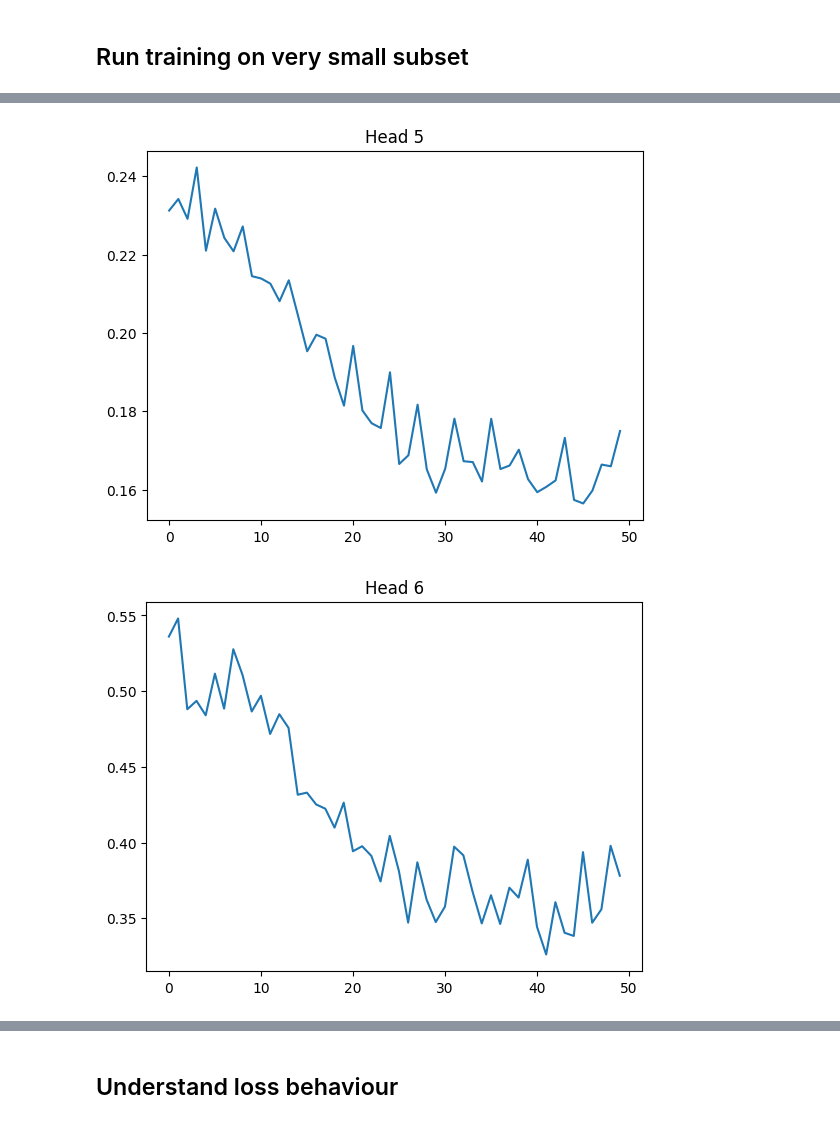
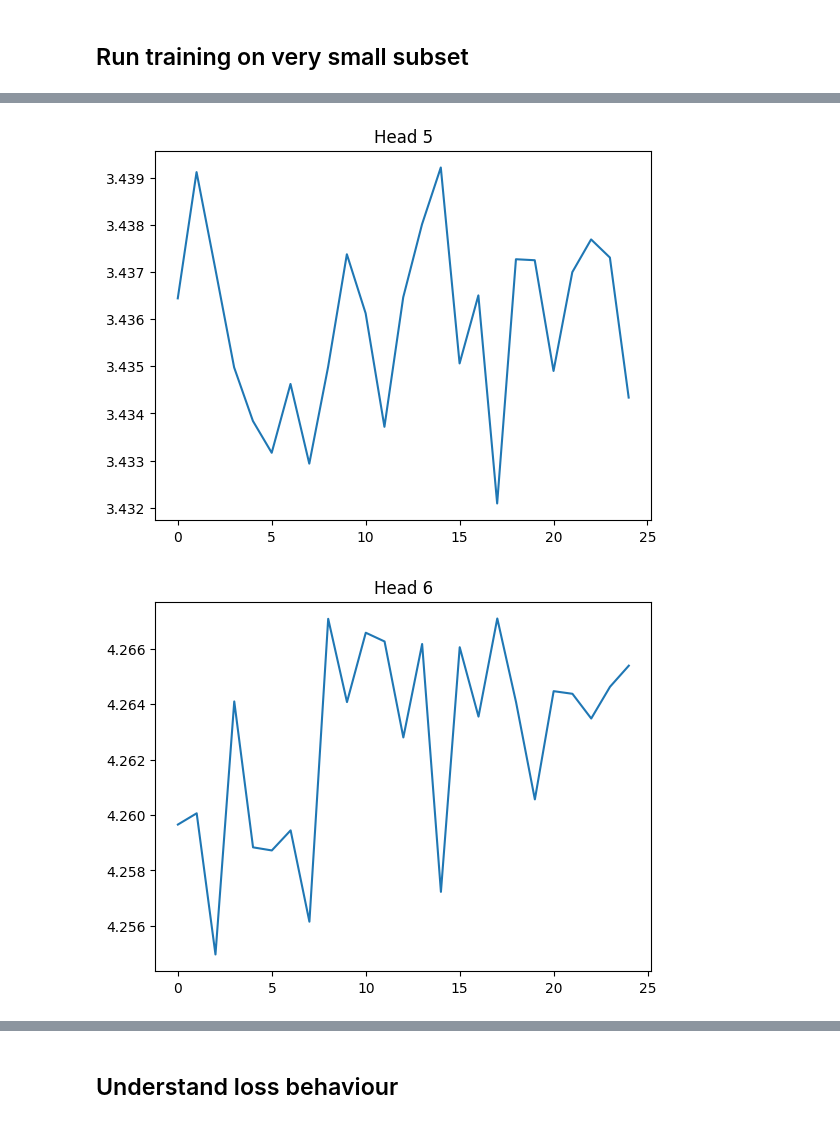
Before and after one commit to alexiaDorm/master-thesis, a Jupyter notebook: src/model.ipynb, the cells around one changed output, grey strips where cells are left out. Drawn from its saved outputs; the diff is of its cells as text; code cells hidden in the pictures.

```diff
--- a/src/model.ipynb
+++ b/src/model.ipynb
@@ -237,3 +275,8 @@ torch.Size([4, 4, 4096]) torch.Size([4, 13, 1025])
 torch.Size([4, 1025])
 # %% [markdown]
 ## Create small of background track to test
+# %%
+import pickle
+
+with open('../results/Somite.pkl', 'rb') as file:
+    sequences = pickle.load(file)
@@ -240,9 +300,9 @@ torch.Size([4, 1025])
 # %%
 import pickle
-with open('../results/background_GC_matched.pkl', 'rb') as file:
+with open('../results/background_GC_matchedt.pkl', 'rb') as file:
     sequences = pickle.load(file)
 
-with open('../results/ATAC_backgroundt.pkl', 'rb') as file:
+with open('../results/ATAC_backgroundtest.pkl', 'rb') as file:
     tracks = pickle.load(file)
 # %%
 sequences
@@ -347,0 +399,4 @@ KeyboardInterrupt
+# %%
+with open('../results/two_phases_train_KLD_1e-3.pkl', 'rb') as file:
+    loss = pickle.load(file)
+loss
@@ -364,0 +407,23 @@ Epoch [12/100], Loss: 2.6923, KLD: 2.6923, MSE: 767.5669
+# %%
+import torch
+import matplotlib.pyplot as plt
+import pickle
+import io
+
+class CPU_Unpickler(pickle.Unpickler):
+    def find_class(self, module, name):
+        if module == 'torch.storage' and name == '_load_from_bytes':
+            return lambda b: torch.load(io.BytesIO(b), map_location='cpu')
+        else:
+            return super().find_class(module, name)
+
+with open('../results/test/peak_train_KLD_1e-3.pkl', 'rb') as file:
+    loss = CPU_Unpickler(file).load()
+
+loss = torch.stack(loss, dim=1)
+loss.shape
+
+for i in range(0,loss.shape[0]):
+    plt.plot(loss[i,:])
+    plt.title("Head " + str(i))
+    plt.show()
@@ -365,8 +444,6 @@ Epoch [12/100], Loss: 2.6923, KLD: 2.6923, MSE: 767.5669
 # %%
-import torch
-
-with open('../results/peak_train_KLD_1e-3.pkl', 'rb') as file:
-    loss = pickle.load(file)
+with open('../results/test/peak_test_KLD_1e-3.pkl', 'rb') as file:
+    loss = CPU_Unpickler(file).load()
 
 loss = torch.stack(loss, dim=1)
 loss.shape
@@ -384,2 +461,2 @@ for i in range(0,loss.shape[0]):
-[figure, old version]
+[figure, new version]
-[figure, old version]
+[figure, new version]
```
Also changed, not shown: parts of 27 cells of this notebook, 5 other files.
